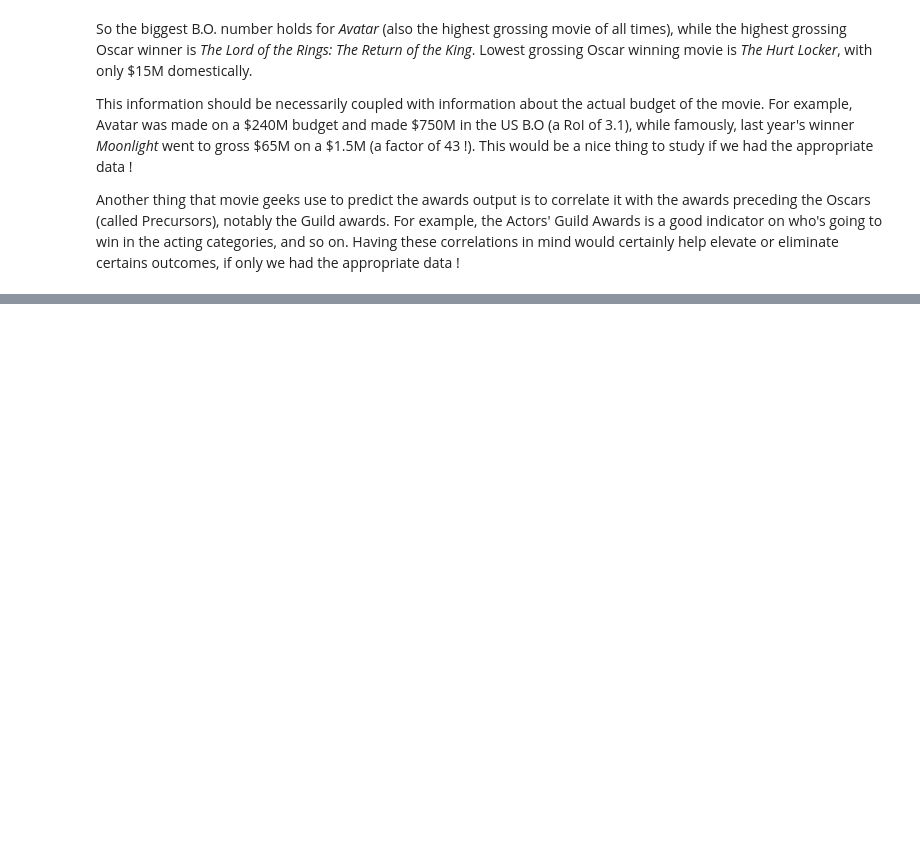
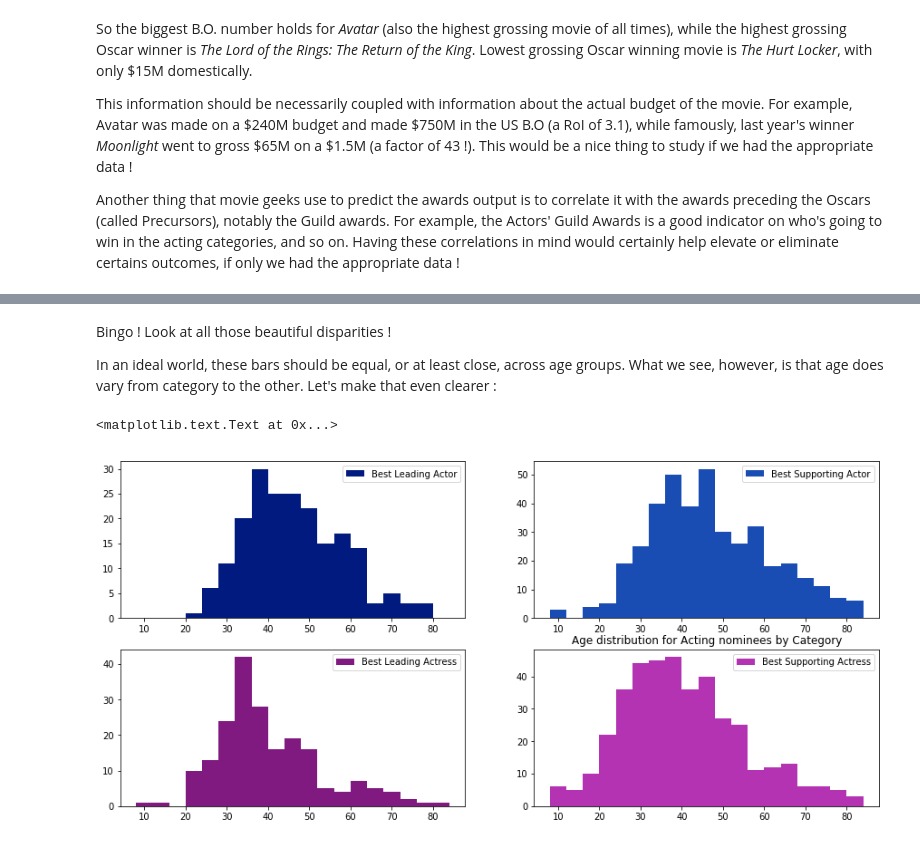
Before and after one commit to Siliam/Misc, a Jupyter notebook: SMPE/And the Oscar goes to ...ipynb, the cells around one changed output, grey strips where cells are left out. Drawn from its saved outputs; the diff is of its cells as text; code cells hidden in the pictures; blank space fills up the shorter version.

```diff
--- a/SMPE/And the Oscar goes to ...ipynb
+++ b/SMPE/And the Oscar goes to ...ipynb
@@ -1012,0 +1488,25 @@ type of role
+# %% [markdown]
+Bingo ! Look at all those beautiful disparities !
+
+In an ideal world, these bars should be equal, or at least close, across age groups. What we see, however, is that age does vary from category to the other.
+Let's make that even clearer :
+# %%
+bins = list(range(8, 88, 4))
+w = 2
+plt.figure(figsize=(15, 7))
+plt.subplot(221)
+y1 = plt.hist(df_actors[df_actors['Award'] == 'Actor in a Leading Role']['Age'], bins=bins, color=[0, 0.1, 0.5], label='Best Leading Actor')
+plt.legend()
+plt.subplot(222)
+y2 = plt.hist(df_actors[df_actors['Award'] == 'Actor in a Supporting Role']['Age'], bins=bins, color=[0.1, 0.3, 0.7], label='Best Supporting Actor')
+plt.legend()
+plt.subplot(223)
+y3 = plt.hist(df_actors[df_actors['Award'] == 'Actress in a Leading Role']['Age'], bins=bins, color=[0.5, 0.1, 0.5], label='Best Leading Actress')
+plt.legend()
+plt.subplot(224)
+y4 = plt.hist(df_actors[df_actors['Award'] == 'Actress in a Supporting Role']['Age'], bins=bins, color=[0.7, 0.2, 0.7], label='Best Supporting Actress')
+plt.legend()
+plt.title('Age distribution for Acting nominees by Category')
+# %% [output]
+<matplotlib.text.Text at 0x...>
+[figure, added]
```
Also changed, not shown: parts of 84 cells of this notebook, 7 other files.
